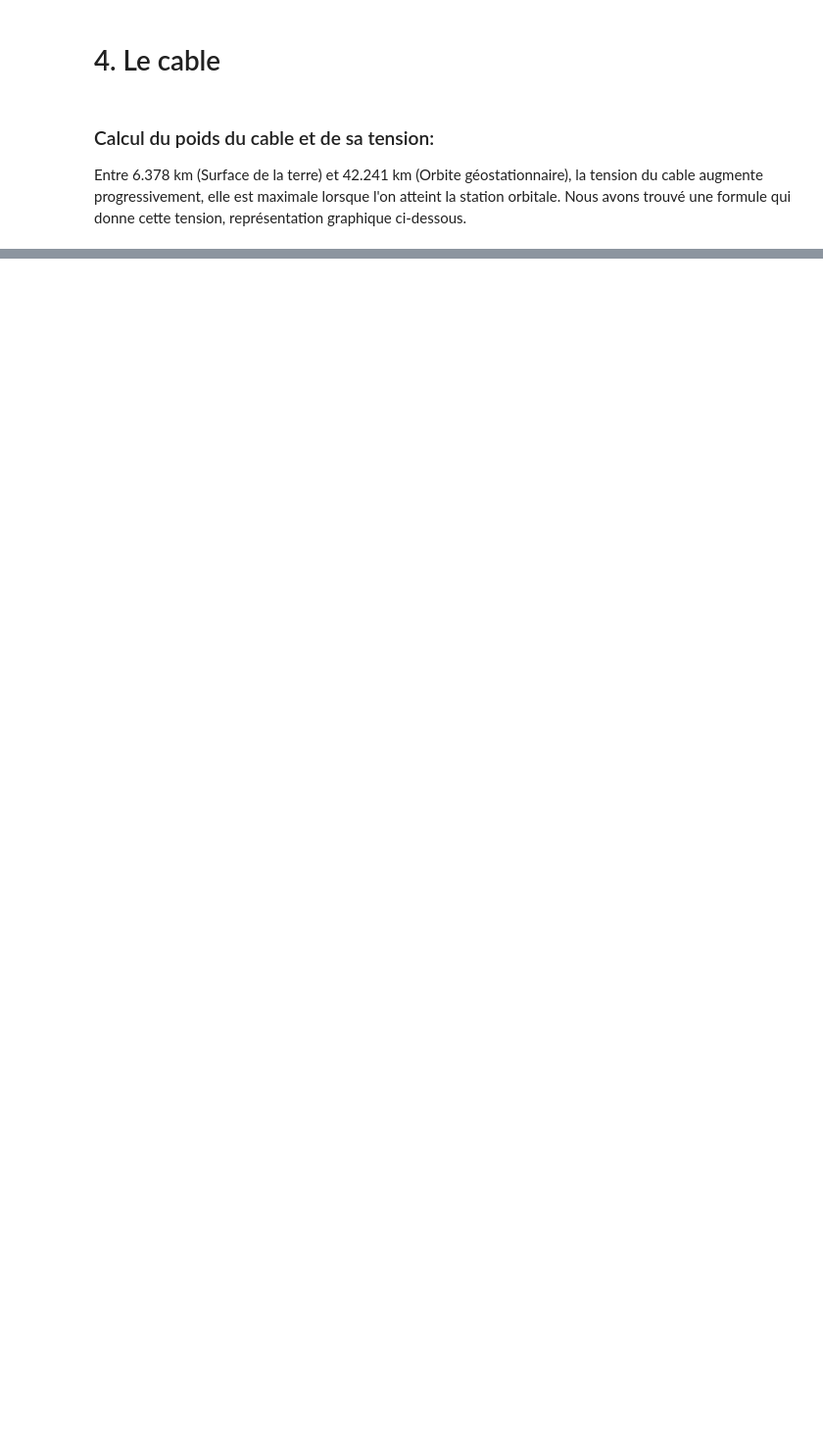
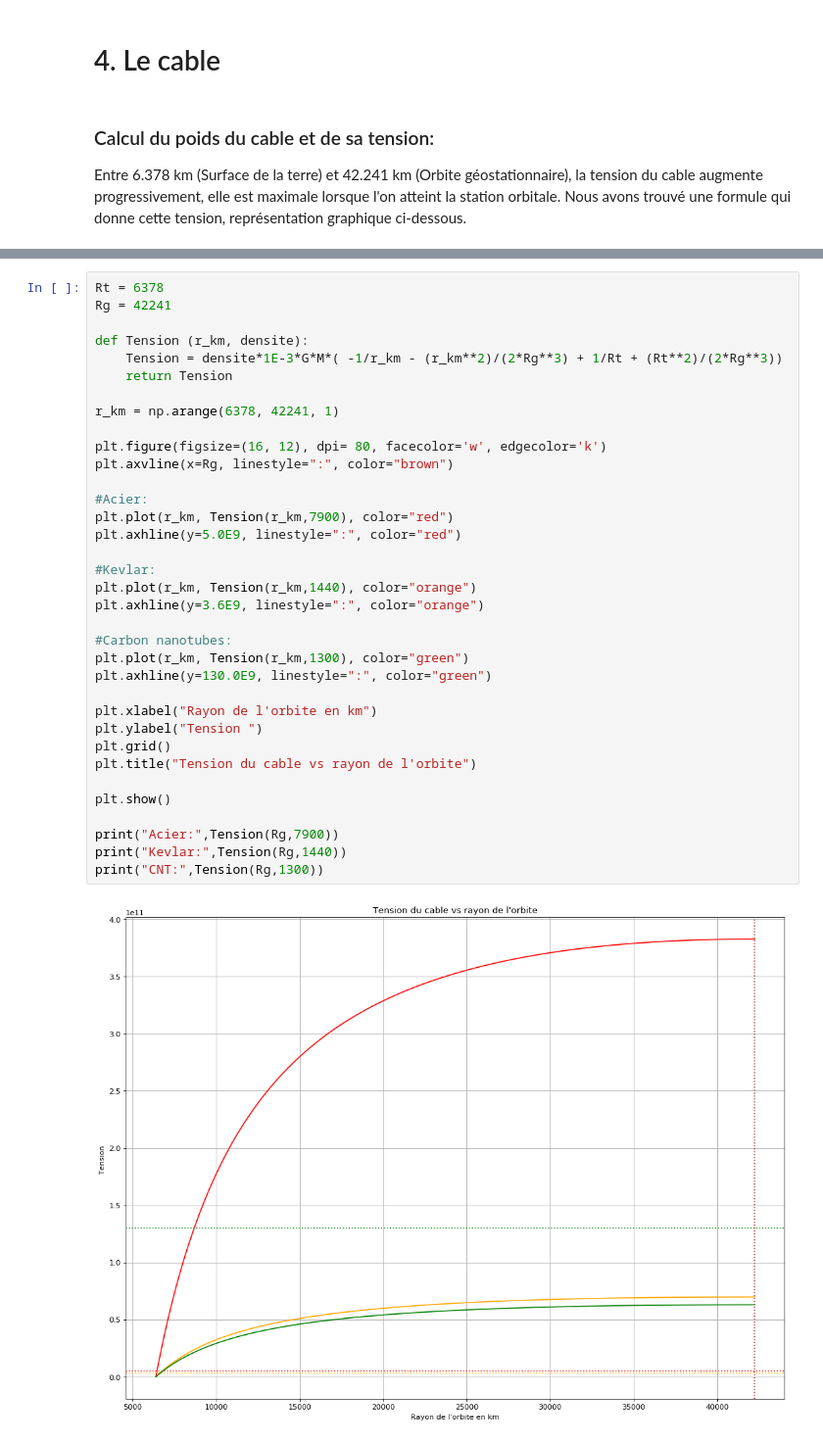
Before and after one commit to christophe-bonnefoy/TPE-SRR-2018, a Jupyter notebook: TPE-Ascenseur-Spatial.ipynb, the cells around one changed output, grey strips where cells are left out. Shown: that part at 98% size. Drawn from its saved outputs; the diff is of its cells as text; blank space fills up the shorter version.

```diff
--- a/TPE-Ascenseur-Spatial.ipynb
+++ b/TPE-Ascenseur-Spatial.ipynb
@@ -119,0 +145,37 @@ plt.show()
+# %%
+Rt = 6378
+Rg = 42241
+
+def Tension (r_km, densite):
+    Tension = densite*1E-3*G*M*( -1/r_km - (r_km**2)/(2*Rg**3) + 1/Rt + (Rt**2)/(2*Rg**3))
+    return Tension
+
+r_km = np.arange(6378, 42241, 1)
+
+plt.figure(figsize=(16, 12), dpi= 80, facecolor='w', edgecolor='k')
+plt.axvline(x=Rg, linestyle=":", color="brown")
+
+#Acier:
+plt.plot(r_km, Tension(r_km,7900), color="red")
+plt.axhline(y=5.0E9, linestyle=":", color="red")
+
+#Kevlar:
+plt.plot(r_km, Tension(r_km,1440), color="orange")
+plt.axhline(y=3.6E9, linestyle=":", color="orange")
+
+#Carbon nanotubes:
+plt.plot(r_km, Tension(r_km,1300), color="green")
+plt.axhline(y=130.0E9, linestyle=":", color="green")
+
+plt.xlabel("Rayon de l'orbite en km")
+plt.ylabel("Tension ")
+plt.grid()
+plt.title("Tension du cable vs rayon de l'orbite")
+
+plt.show()
+
+print("Acier:",Tension(Rg,7900))
+print("Kevlar:",Tension(Rg,1440))
+print("CNT:",Tension(Rg,1300))
+# %% [output]
+[figure, added]
```
Also changed, not shown: parts of 10 cells of this notebook.
